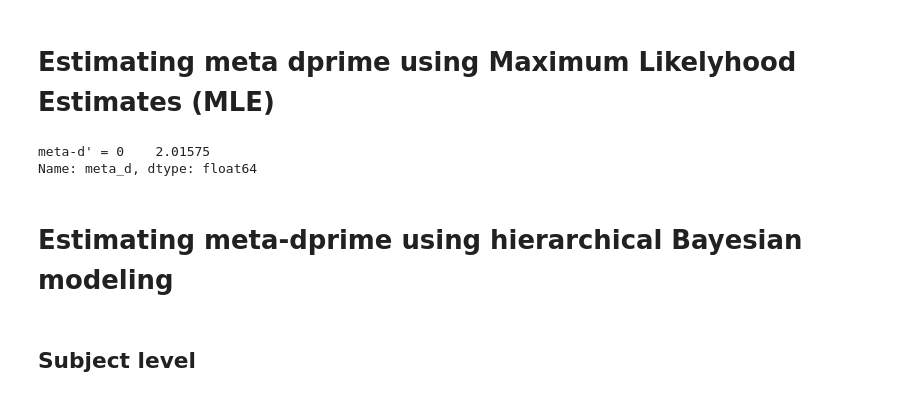
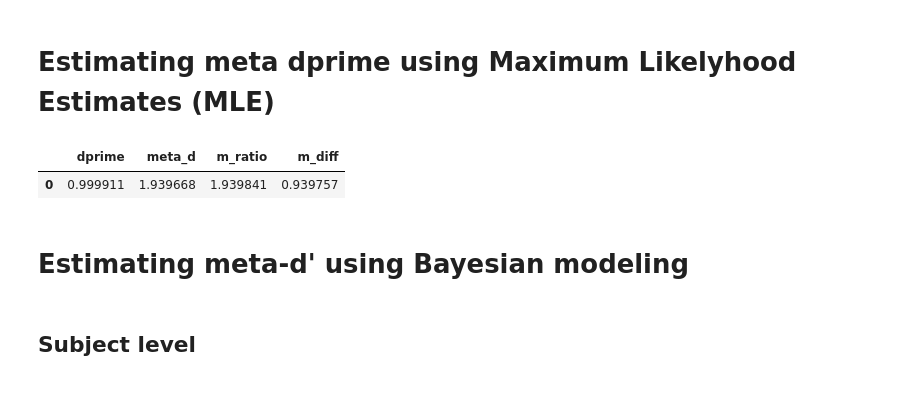
Before and after one commit to embodied-computation-group/metadpy, a Jupyter notebook: docs/source/index.ipynb, the cells around one changed output. Drawn from its saved outputs; the diff is of its cells as text; code cells hidden in the pictures.

```diff
--- a/docs/source/index.ipynb
+++ b/docs/source/index.ipynb
@@ -144,20 +144,20 @@ simulation.scores()
 # %%
 from metadpy.mle import metad
 
-metad = metad(
+results = metad(
     data=simulation,
     nRatings=4,
     stimuli="Stimuli",
     accuracy="Accuracy",
     confidence="Confidence",
     verbose=0,
 )
-print(f'meta-d\' = {str(metad["meta_d"])}')
+results
 # %% [output]
-meta-d' = 0    2.01575
-Name: meta_d, dtype: float64
+|  | dprime | meta_d | m_ratio | m_diff |
+| 0 | 0.999911 | 1.939668 | 1.939841 | 0.939757 |
 # %% [markdown]
-# Estimating meta-dprime using hierarchical Bayesian modeling
+# Estimating meta-d' using Bayesian modeling
 # %% [markdown]
 ## Subject level
 # %%
```
Also changed, not shown: parts of 9 cells of this notebook, 2 other files.
